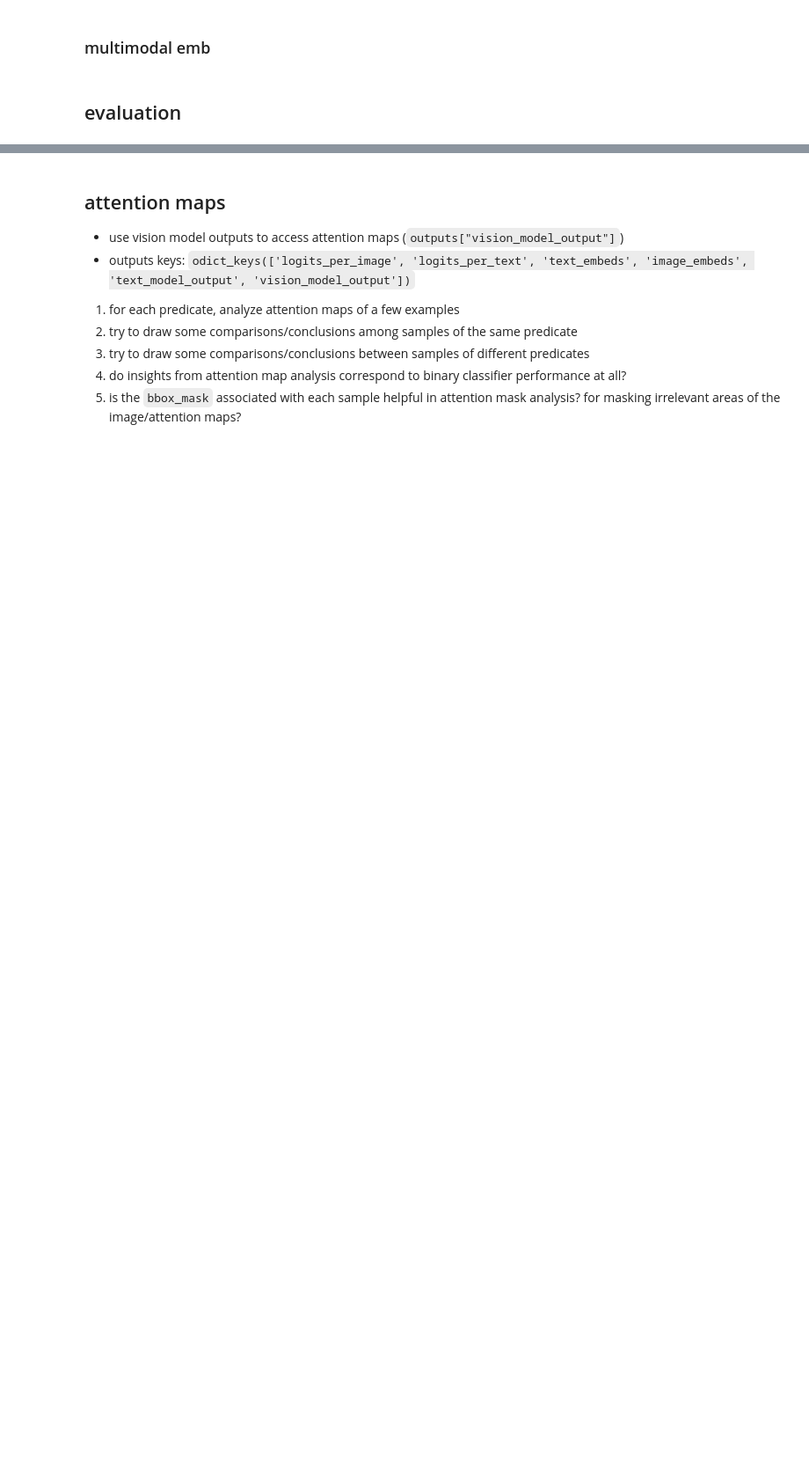
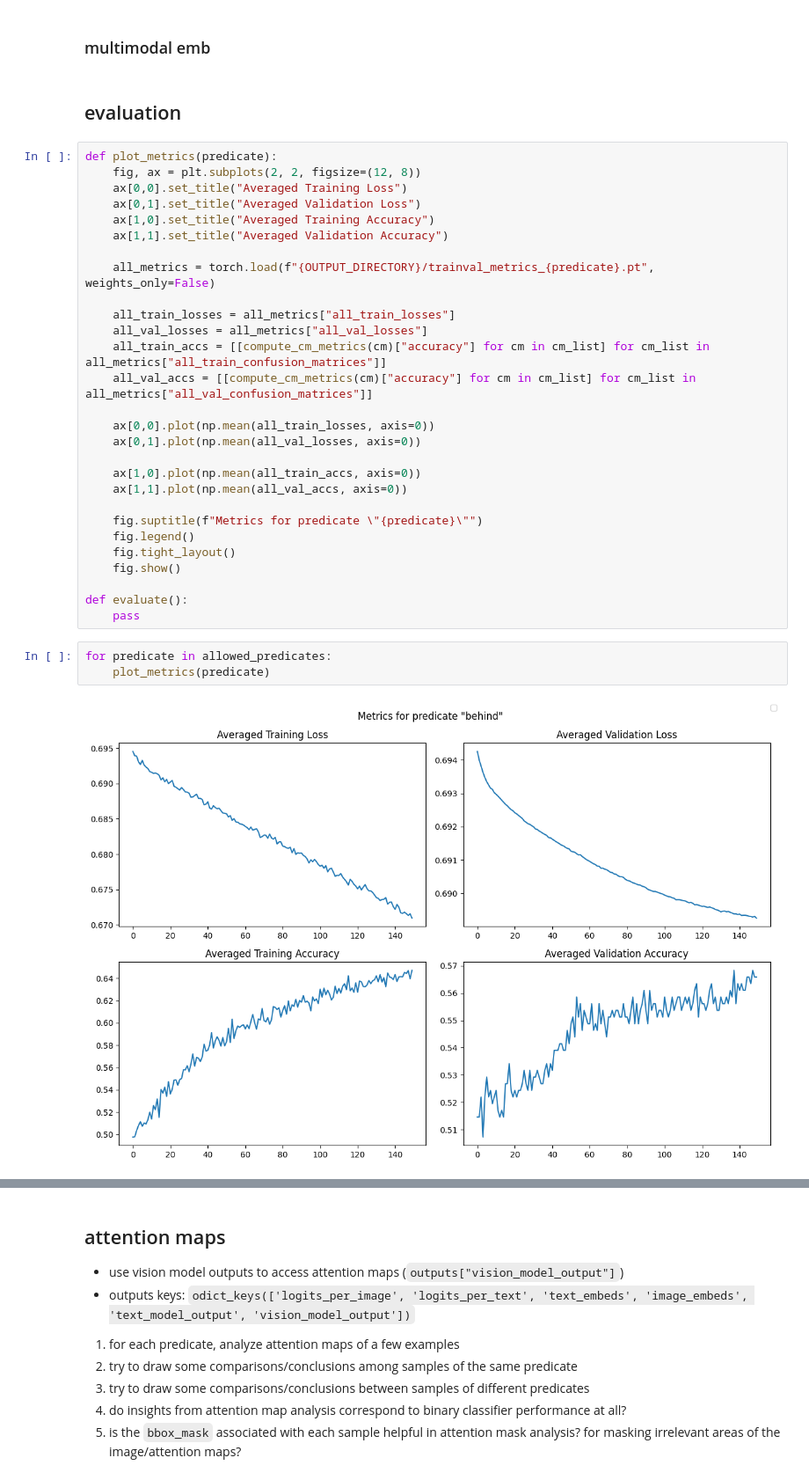
Before and after one commit to linv24/6.8300, a Jupyter notebook: project/dev.ipynb, the cells around one changed output, grey strips where cells are left out. Shown at 88% size. Cells and saved outputs as stored; diff of their text form; blank space fills up the shorter version.

```diff
--- a/project/dev.ipynb
+++ b/project/dev.ipynb
@@ -465,3 +471,36 @@ fig.show()
 ### multimodal emb
 # %% [markdown]
 ## evaluation
+# %%
+def plot_metrics(predicate):
+    fig, ax = plt.subplots(2, 2, figsize=(12, 8))
+    ax[0,0].set_title("Averaged Training Loss")
+    ax[0,1].set_title("Averaged Validation Loss")
+    ax[1,0].set_title("Averaged Training Accuracy")
+    ax[1,1].set_title("Averaged Validation Accuracy")
+
+    all_metrics = torch.load(f"{OUTPUT_DIRECTORY}/trainval_metrics_{predicate}.pt", weights_only=False)
+
+    all_train_losses = all_metrics["all_train_losses"]
+    all_val_losses = all_metrics["all_val_losses"]
+    all_train_accs = [[compute_cm_metrics(cm)["accuracy"] for cm in cm_list] for cm_list in all_metrics["all_train_confusion_matrices"]]
+    all_val_accs = [[compute_cm_metrics(cm)["accuracy"] for cm in cm_list] for cm_list in all_metrics["all_val_confusion_matrices"]]
+
+    ax[0,0].plot(np.mean(all_train_losses, axis=0))
+    ax[0,1].plot(np.mean(all_val_losses, axis=0))
+
+    ax[1,0].plot(np.mean(all_train_accs, axis=0))
+    ax[1,1].plot(np.mean(all_val_accs, axis=0))
+
+    fig.suptitle(f"Metrics for predicate \"{predicate}\"")
+    fig.legend()
+    fig.tight_layout()
+    fig.show()
+
+def evaluate():
+    pass
+# %%
+for predicate in allowed_predicates:
+    plot_metrics(predicate)
+# %% [output]
+[figure, added]
```
Also changed, not shown: parts of 15 cells of this notebook, 2 other files.
